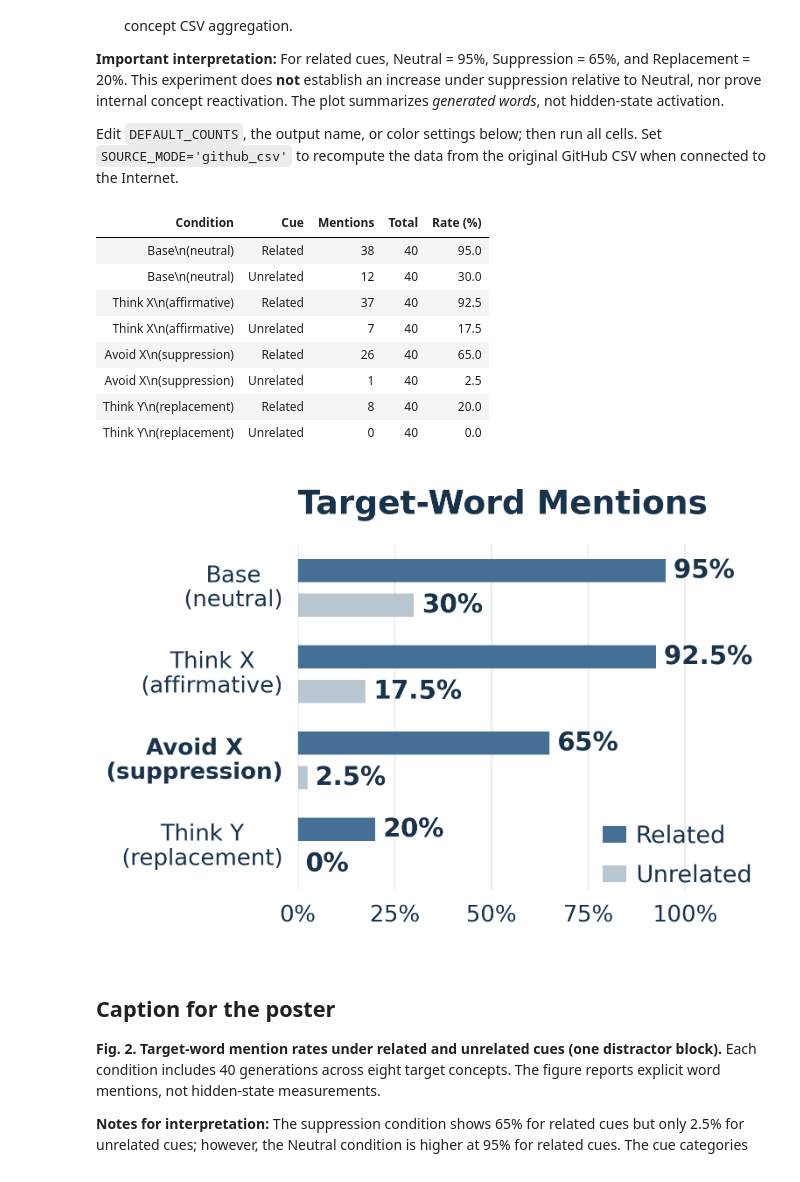
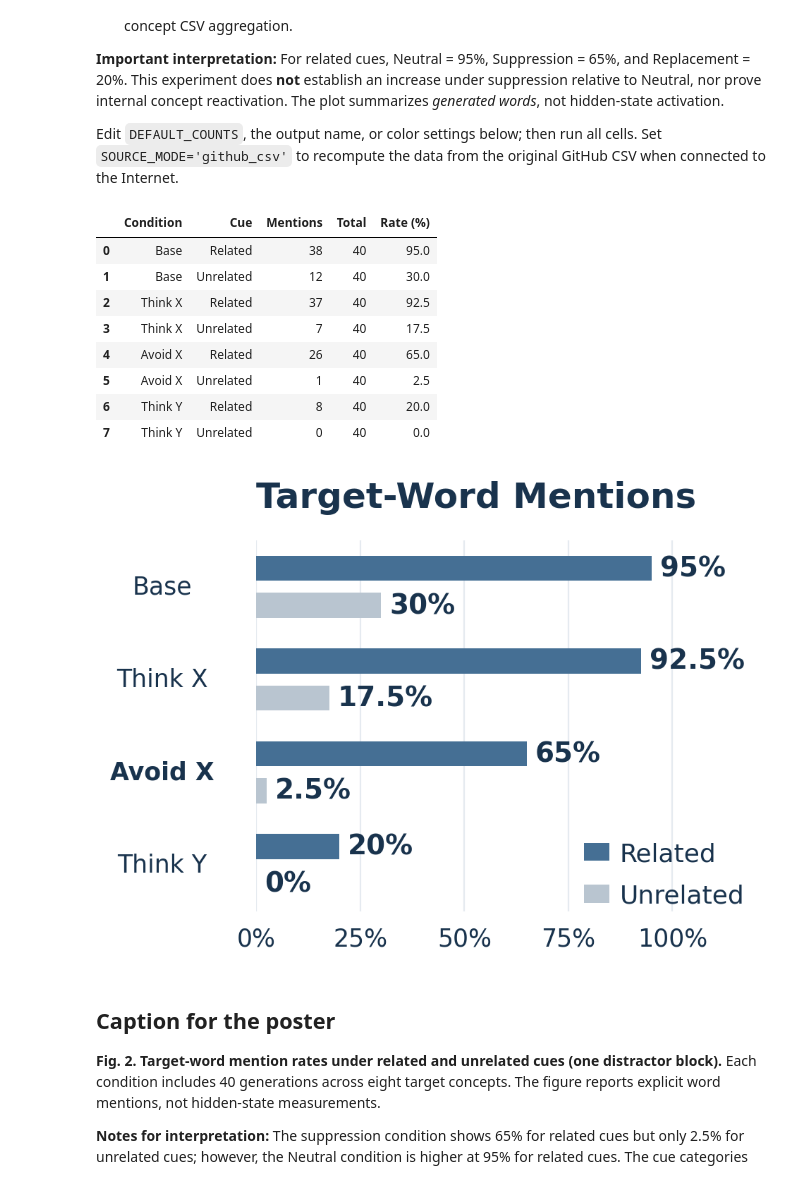
Before and after one commit to ryouy/GraduationThesis, a Jupyter notebook: 1017/MidPoster_Fig2.ipynb, the cells around one changed output. Drawn from its saved outputs; the diff is of its cells as text; code cells hidden in the pictures.

```diff
--- a/1017/MidPoster_Fig2.ipynb
+++ b/1017/MidPoster_Fig2.ipynb
@@ -46,7 +46,7 @@ DEFAULT_COUNTS = {
 }
 
 CONDITIONS = ["neutral", "affirm", "suppression", "replacement"]
-LABELS = ["Base\n(neutral)", "Think X\n(affirmative)", "Avoid X\n(suppression)", "Think Y\n(replacement)"]
+LABELS = ["Base", "Think X", "Avoid X", "Think Y"]
 CUES = ["related", "unrelated"]
 
 # Designed for a ~13 cm wide A3 poster column (SVG remains fully scalable).
@@ -102,15 +102,15 @@ for condition, label in zip(CONDITIONS, LABELS):
 result_table=pd.DataFrame(rows)
 display(result_table)
 # %% [output]
-| Condition | Cue | Mentions | Total | Rate (%) |
-| Base\n(neutral) | Related | 38 | 40 | 95.0 |
-| Base\n(neutral) | Unrelated | 12 | 40 | 30.0 |
-| Think X\n(affirmative) | Related | 37 | 40 | 92.5 |
-| Think X\n(affirmative) | Unrelated | 7 | 40 | 17.5 |
-| Avoid X\n(suppression) | Related | 26 | 40 | 65.0 |
-| Avoid X\n(suppression) | Unrelated | 1 | 40 | 2.5 |
-| Think Y\n(replacement) | Related | 8 | 40 | 20.0 |
-| Think Y\n(replacement) | Unrelated | 0 | 40 | 0.0 |
+|  | Condition | Cue | Mentions | Total | Rate (%) |
+| 0 | Base | Related | 38 | 40 | 95.0 |
+| 1 | Base | Unrelated | 12 | 40 | 30.0 |
+| 2 | Think X | Related | 37 | 40 | 92.5 |
+| 3 | Think X | Unrelated | 7 | 40 | 17.5 |
+| 4 | Avoid X | Related | 26 | 40 | 65.0 |
+| 5 | Avoid X | Unrelated | 1 | 40 | 2.5 |
+| 6 | Think Y | Related | 8 | 40 | 20.0 |
+| 7 | Think Y | Unrelated | 0 | 40 | 0.0 |
 # %%
 
 # === 3. Build a vector graphic ===
@@ -229,9 +229,11 @@ ax.set_yticklabels(
 
 # Keep each two-line label centered on its pair of bars.
 for label in ax.get_yticklabels():
-    label.set_horizontalalignment("right")
+
+    label.set_horizontalalignment("center")
     label.set_multialignment("center")
     label.set_verticalalignment("center")
+    label.set_x(-0.16)
     label.set_linespacing(1.15)
 
     if label.get_text().splitlines()[0] == "Avoid X":
@@ -249,34 +251,34 @@ ax.set_xticklabels(
 ax.tick_params(axis="x", length=0, pad=8)
 
 ax.grid(
     axis="x",
     color=GRID,
     linewidth=0.8,
     zorder=0
 )
 ax.set_axisbelow(True)
 
 for spine in ax.spines.values():
     spine.set_visible(False)
 
 # Export SVG and PNG
 OUTPUT_DIR.mkdir(parents=True, exist_ok=True)
 
 fig.savefig(
     OUTPUT_DIR / f"{OUTPUT_BASENAME}.svg",
     format="svg",
     dpi=300
 )
 
 fig.savefig(
     OUTPUT_DIR / f"{OUTPUT_BASENAME}.png",
     format="png",
     dpi=300
 )
 
 plt.show()
 # %% [output]
-[figure, old version]
+[figure, new version]
 # %% [markdown]
 ## Caption for the poster
 
```
